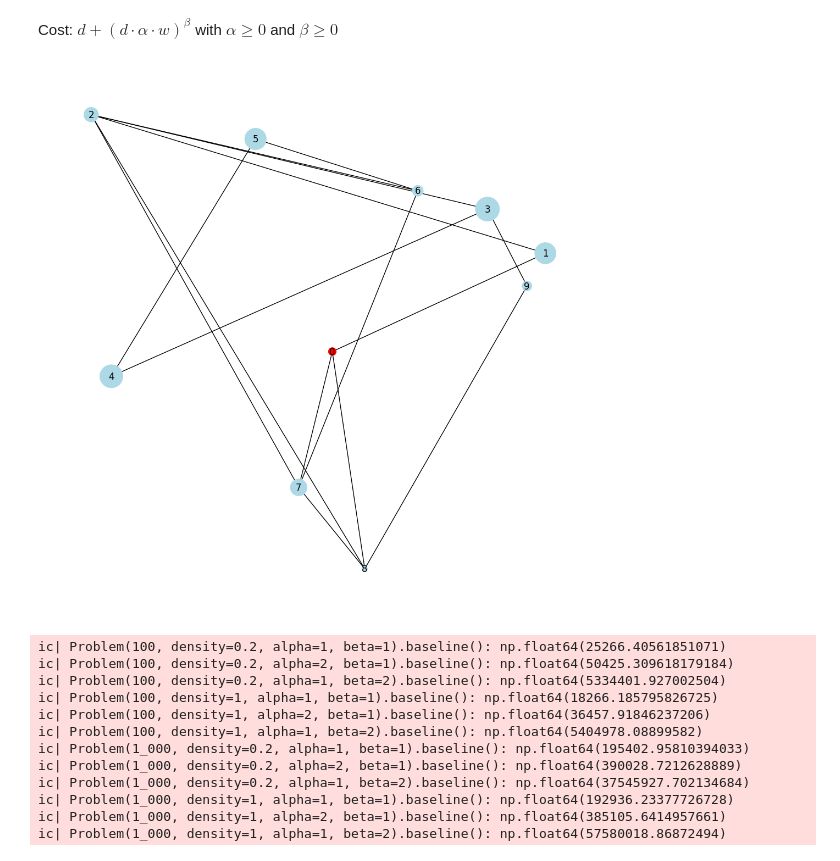
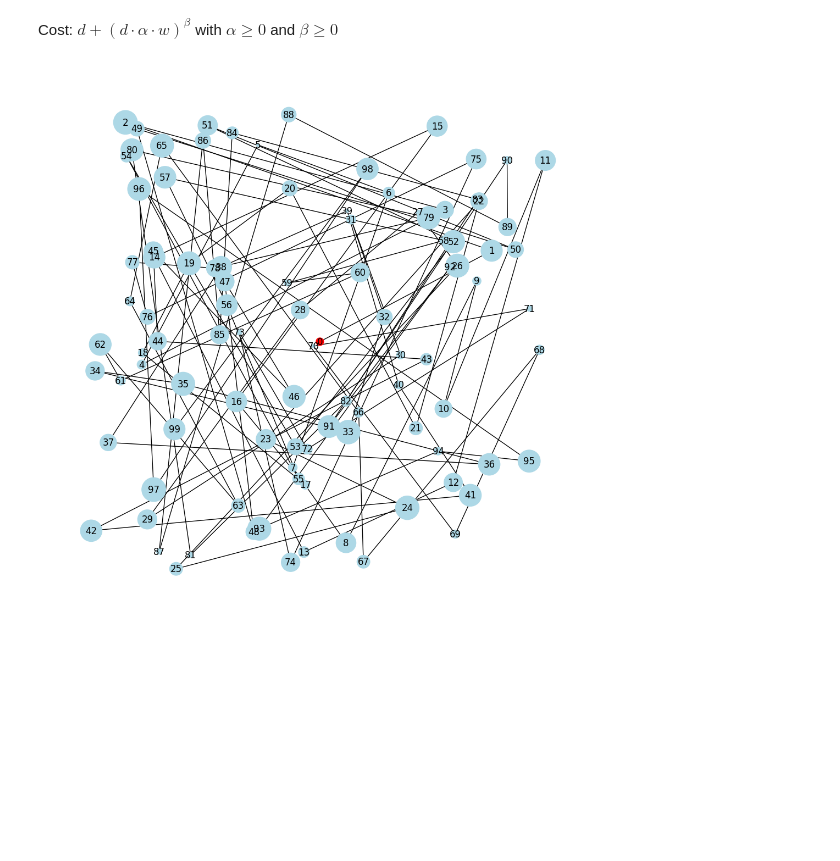
Before and after one commit to squillero/computational-intelligence, a Jupyter notebook: 2025-26/project-work/problem.ipynb, the cells around one changed output. Saved outputs shown, nothing was run; the diff lists cells and outputs as text; code cells hidden in the pictures; blank space fills up the shorter version.

```diff
--- a/2025-26/project-work/problem.ipynb
+++ b/2025-26/project-work/problem.ipynb
@@ -18,6 +18,7 @@ class Problem:
     _graph: nx.Graph
     _alpha: float
     _beta: float
+    _rng: np.random.Generator
 
     def __init__(
         self,
@@ -28,21 +29,25 @@ class Problem:
         density: float = 0.5,
         seed: int = 42,
     ):
-        rng = np.random.default_rng(seed)
+        self._rng = np.random.default_rng(seed)
         self._alpha = alpha
         self._beta = beta
-        cities = rng.random(size=(num_cities, 2))
+        self._graph = nx.Graph()
+        if not num_cities:
+            return
+
+        cities = self._rng.random(size=(num_cities, 2))
         cities[0, 0] = cities[0, 1] = 0.5
-
-        self._graph = nx.Graph()
         self._graph.add_node(0, pos=(cities[0, 0], cities[0, 1]), gold=0)
         for c in range(1, num_cities):
-            self._graph.add_node(c, pos=(cities[c, 0], cities[c, 1]), gold=(1 + 999 * rng.random()))
+            self._graph.add_node(
+                c, pos=(cities[c, 0], cities[c, 1]), gold=(1 + 999 * self._rng.random())
+            )
 
         tmp = cities[:, np.newaxis, :] - cities[np.newaxis, :, :]
         d = np.sqrt(np.sum(np.square(tmp), axis=-1))
         for c1, c2 in combinations(range(num_cities), 2):
-            if rng.random() < density or c2 == c1 + 1:
+            if self._rng.random() < density or c2 == c1 + 1:
                 self._graph.add_edge(c1, c2, dist=d[c1, c2])
 
         assert nx.is_connected(self._graph)
@@ -58,6 +63,10 @@ class Problem:
     @property
     def beta(self):
         return self._beta
+
+    def add_edge(self, c1: int, c2: int) -> None:
+        cities = np.array([p for _, p in self._graph.nodes(data='pos')])
+        self._graph.add_edge(c1, c2, dist=np.sqrt(np.square(cities[c1] - cities[c2]).sum()))
 
     def cost(self, path, weight):
         dist = nx.path_weight(self._graph, path, weight='dist')
@@ -84,37 +93,9 @@ class Problem:
         size = [100] + [self._graph.nodes[n]['gold'] for n in range(1, len(self._graph))]
         color = ['red'] + ['lightblue'] * (len(self._graph) - 1)
         return nx.draw(self._graph, pos, with_labels=True, node_color=color, node_size=size)
-# %%
-P = Problem(10, density=0.2, alpha=1, beta=1)
-P.plot()
-# %% [output]
-[figure, removed]
-# %%
-logging.getLogger().setLevel(logging.WARNING)
-
-ic(Problem(100, density=0.2, alpha=1, beta=1).baseline())
-ic(Problem(100, density=0.2, alpha=2, beta=1).baseline())
-ic(Problem(100, density=0.2, alpha=1, beta=2).baseline())
-ic(Problem(100, density=1, alpha=1, beta=1).baseline())
-ic(Problem(100, density=1, alpha=2, beta=1).baseline())
-ic(Problem(100, density=1, alpha=1, beta=2).baseline())
-ic(Problem(1_000, density=0.2, alpha=1, beta=1).baseline())
-ic(Problem(1_000, density=0.2, alpha=2, beta=1).baseline())
-ic(Problem(1_000, density=0.2, alpha=1, beta=2).baseline())
-ic(Problem(1_000, density=1, alpha=1, beta=1).baseline())
-ic(Problem(1_000, density=1, alpha=2, beta=1).baseline())
-ic(Problem(1_000, density=1, alpha=1, beta=2).baseline())
-None
-# %% [output]
-ic| Problem(100, density=0.2, alpha=1, beta=1).baseline(): np.float64(25266.40561851071)
-ic| Problem(100, density=0.2, alpha=2, beta=1).baseline(): np.float64(50425.309618179184)
-ic| Problem(100, density=0.2, alpha=1, beta=2).baseline(): np.float64(5334401.927002504)
-ic| Problem(100, density=1, alpha=1, beta=1).baseline(): np.float64(18266.185795826725)
-ic| Problem(100, density=1, alpha=2, beta=1).baseline(): np.float64(36457.91846237206)
-ic| Problem(100, density=1, alpha=1, beta=2).baseline(): np.float64(5404978.08899582)
-ic| Problem(1_000, density=0.2, alpha=1, beta=1).baseline(): np.float64(195402.95810394033)
-ic| Problem(1_000, density=0.2, alpha=2, beta=1).baseline(): np.float64(390028.7212628889)
-ic| Problem(1_000, density=0.2, alpha=1, beta=2).baseline(): np.float64(37545927.702134684)
-ic| Problem(1_000, density=1, alpha=1, beta=1).baseline(): np.float64(192936.23377726728)
-ic| Problem(1_000, density=1, alpha=2, beta=1).baseline(): np.float64(385105.6414957661)
-ic| Problem(1_000, density=1, alpha=1, beta=2).baseline(): np.float64(57580018.86872494)
+# %%
+N = 100
+P = Problem(N, density=1 / N / N)
+P.plot()
+# %% [output]
+[figure, added]
```
Also changed, not shown: parts of 3 cells of this notebook, 4 other files.
